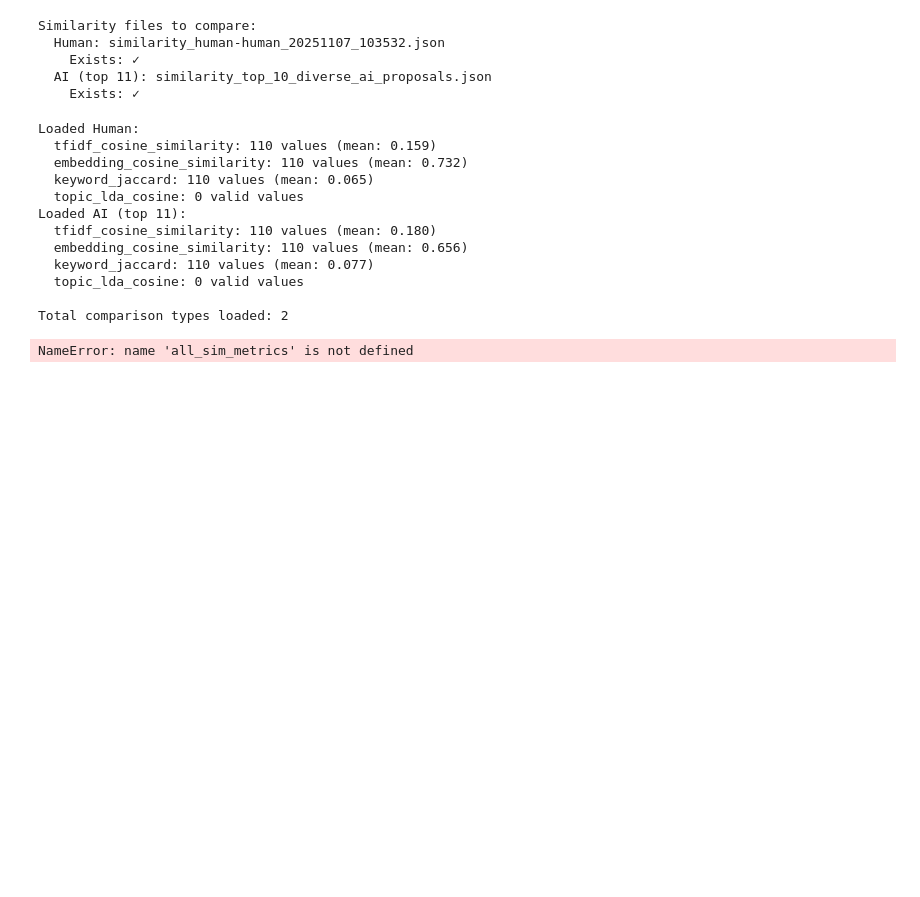
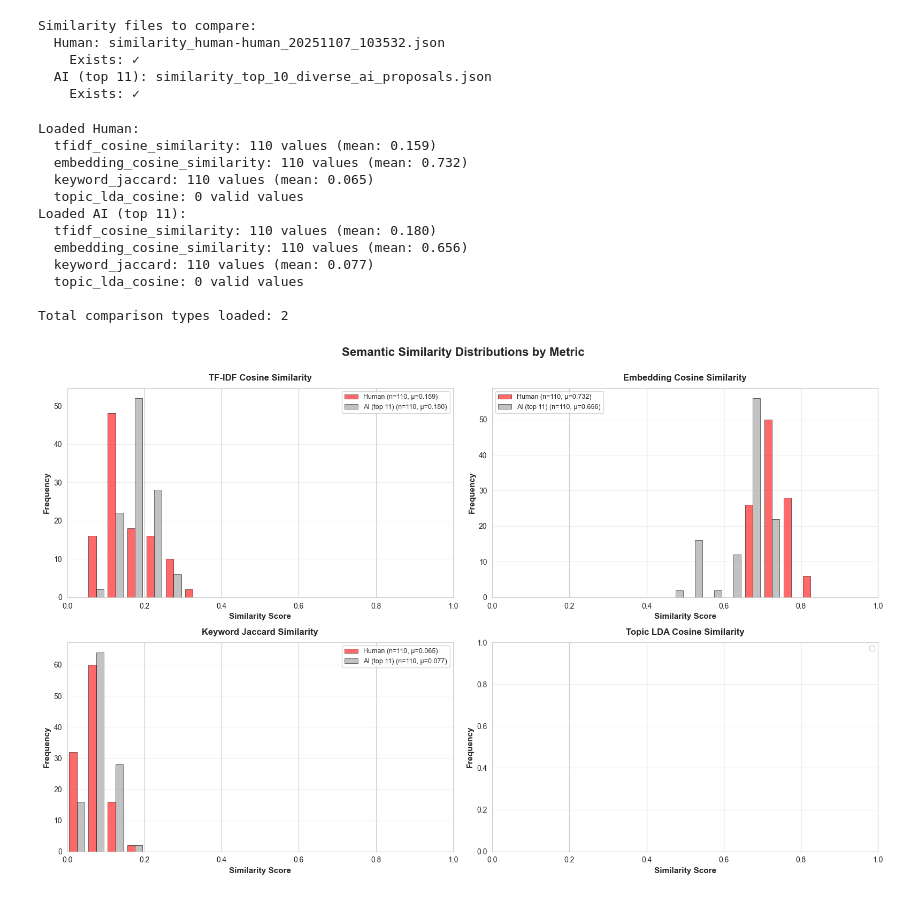
Before and after one commit to eveyhuang/ai-scientist, a Jupyter notebook: result_analysis.ipynb, the cells around one changed output. Drawn from its saved outputs; the diff is of its cells as text; code cells hidden in the pictures; blank space fills up the shorter version.

```diff
--- a/result_analysis.ipynb
+++ b/result_analysis.ipynb
@@ -2447,6 +2447,18 @@ Loaded AI (top 11):
 
 Total comparison types loaded: 2
 # %%
+# Define all similarity metrics to analyze
+all_sim_metrics = ['tfidf_cosine_similarity', 'embedding_cosine_similarity',
+                   'keyword_jaccard', 'topic_lda_cosine']
+
+# Nice names for display
+sim_metric_names = {
+    'tfidf_cosine_similarity': 'TF-IDF Cosine Similarity',
+    'embedding_cosine_similarity': 'Embedding Cosine Similarity',
+    'keyword_jaccard': 'Keyword Jaccard Similarity',
+    'topic_lda_cosine': 'Topic LDA Cosine Similarity'
+}
+
 # Automatically generate colors based on comparison types (not metrics)
 comp_types_list = list(all_similarity_metrics.keys())
 n_comp_types = len(comp_types_list)
@@ -2501,34 +2513,34 @@ for idx, metric in enumerate(all_sim_metrics):
             # Calculate x positions (offset for each comparison type)
             x_positions = bin_centers + (i - n_comp_types/2 + 0.5) * bar_width
 
             ax.bar(x_positions, counts, width=bar_width,
                    label=f'{comp_type} (n={len(valid_values)}, μ={np.mean(valid_values):.3f})',
                    color=sim_colors.get(comp_type, 'gray'),
                    edgecolor='black', linewidth=0.5, alpha=0.8)
 
     ax.set_xlabel('Similarity Score', fontsize=11, fontweight='bold')
     ax.set_ylabel('Frequency', fontsize=11, fontweight='bold')
     ax.set_title(sim_metric_names[metric], fontsize=12, fontweight='bold', pad=10)
 
     # Move legend to upper left for embedding similarity, keep upper right for others
     if 'embedding' in metric.lower():
         ax.legend(loc='upper left', fontsize=9)
     else:
         ax.legend(loc='upper right', fontsize=9)
 
     ax.grid(axis='y', alpha=0.3)
     ax.set_xlim(0, 1)
 
 # Hide unused subplots
 for idx in range(len(all_sim_metrics), len(axes)):
     axes[idx].axis('off')
 
 plt.suptitle('Semantic Similarity Distributions by Metric',
              fontsize=16, fontweight='bold', y=1.00)
 plt.tight_layout()
 plt.show()
 # %% [output]
-NameError: name 'all_sim_metrics' is not defined
+[figure, added]
 # %%
 # Box plots for comparative similarity analysis
 fig, axes = plt.subplots(n_rows, n_cols, figsize=(16, 5*n_rows))
```
Also changed, not shown: parts of 2 cells of this notebook.
